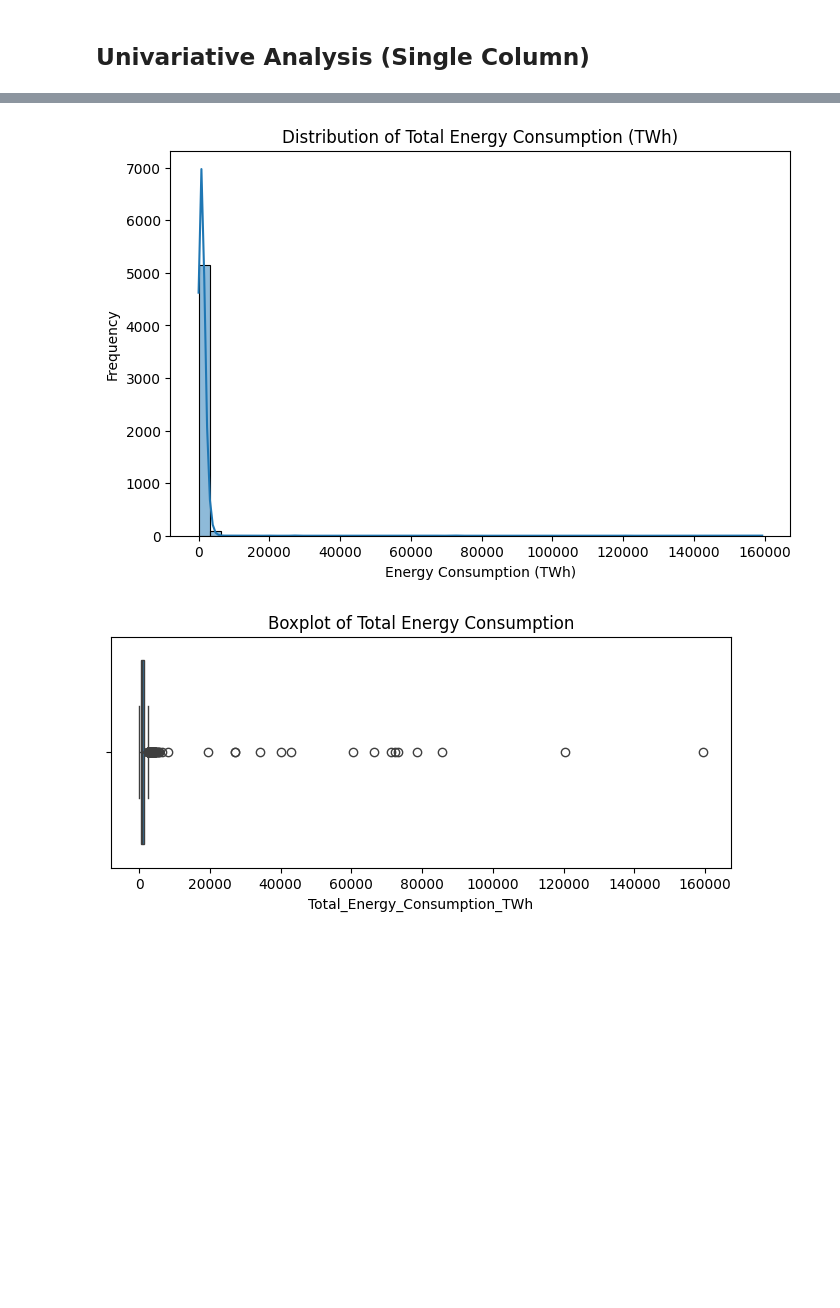
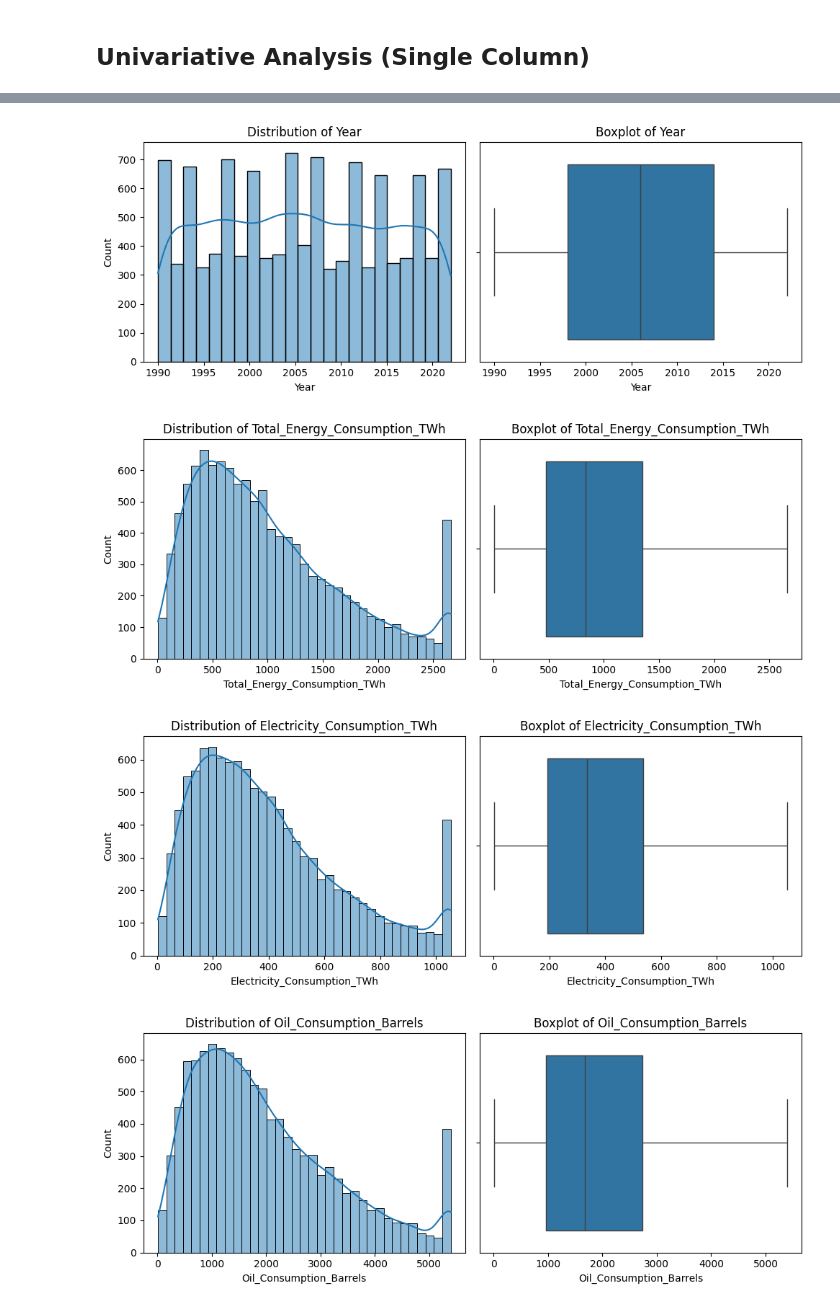
Before and after one commit to bprasad03/Global_Energy_Conusmption_EDA, a Jupyter notebook: GlobalEnergyConsumptionAnalysis.ipynb, the cells around one changed output, grey strips where cells are left out. Saved outputs shown, nothing was run; the diff lists cells and outputs as text; code cells hidden in the pictures; blank space fills up the shorter version.

```diff
--- a/GlobalEnergyConsumptionAnalysis.ipynb
+++ b/GlobalEnergyConsumptionAnalysis.ipynb
@@ -111,0 +167,6 @@ dtype: int64
+# %%
+# verify outliers
+
+for col in num_cols:
+    outliers_after = ((df[col] < lower_bound[col]) | (df[col] > upper_bound[col])).sum()
+    print(f"{col}: {outliers_after}")
@@ -114,17 +213,23 @@ dtype: int64
 # %%
-# Histogram
-plt.figure(figsize=(8,5))
-sns.histplot(df_cleaned["Total_Energy_Consumption_TWh"], bins=50, kde=True)
-plt.title("Distribution of Total Energy Consumption (TWh)")
-plt.xlabel("Energy Consumption (TWh)")
-plt.ylabel("Frequency")
-plt.show()
+# === Univariate - Distribution of each numeric column ===
 
-# Boxplot
-plt.figure(figsize=(8,3))
-sns.boxplot(x=df_cleaned["Total_Energy_Consumption_TWh"])
-plt.title("Boxplot of Total Energy Consumption")
-plt.show()
+num_cols = df.select_dtypes(include=['float64','int64']).columns
+
+for col in num_cols:
+    plt.figure(figsize=(10,4))
+
+    plt.subplot(1,2,1)
+    sns.histplot(df[col], kde=True)
+    plt.title(f"Distribution of {col}")
+
+    plt.subplot(1,2,2)
+    sns.boxplot(x=df[col])
+    plt.title(f"Boxplot of {col}")
+
+    plt.tight_layout()
+    plt.show()
 # %% [output]
-[figure, old version]
+[figure, new version]
-[figure, old version]
+[figure, new version]
+[figure, added]
+[figure, added]
```
Also changed, not shown: parts of 24 cells of this notebook.
